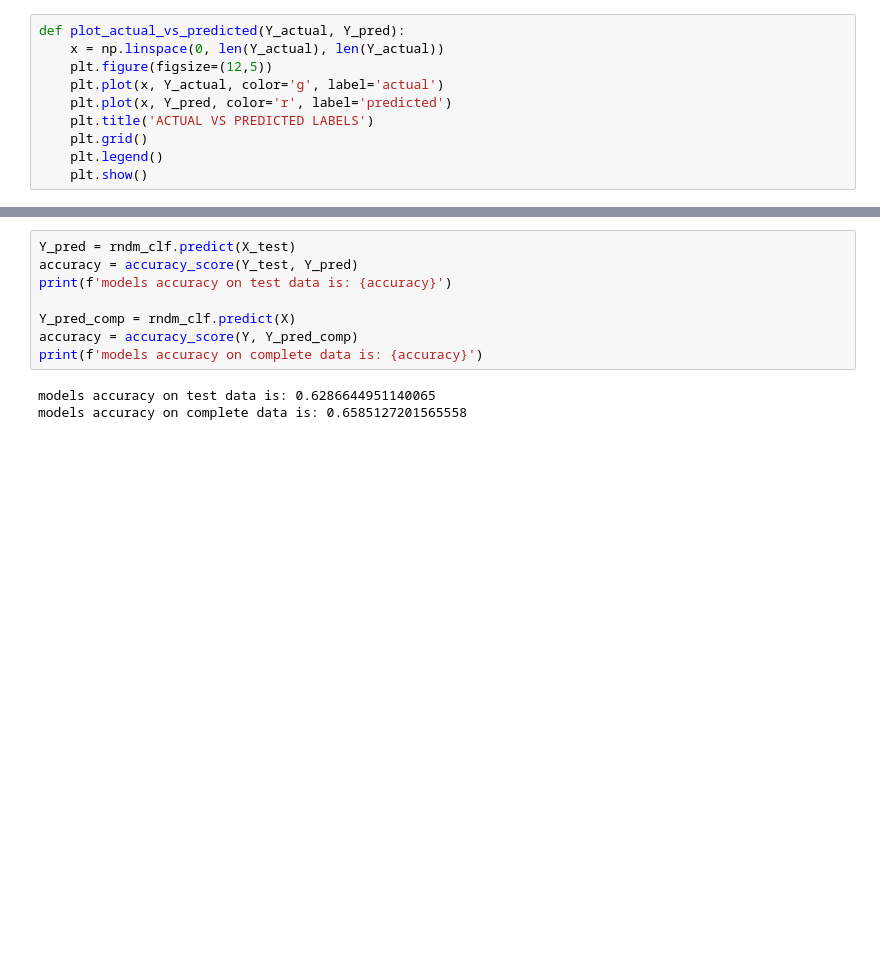
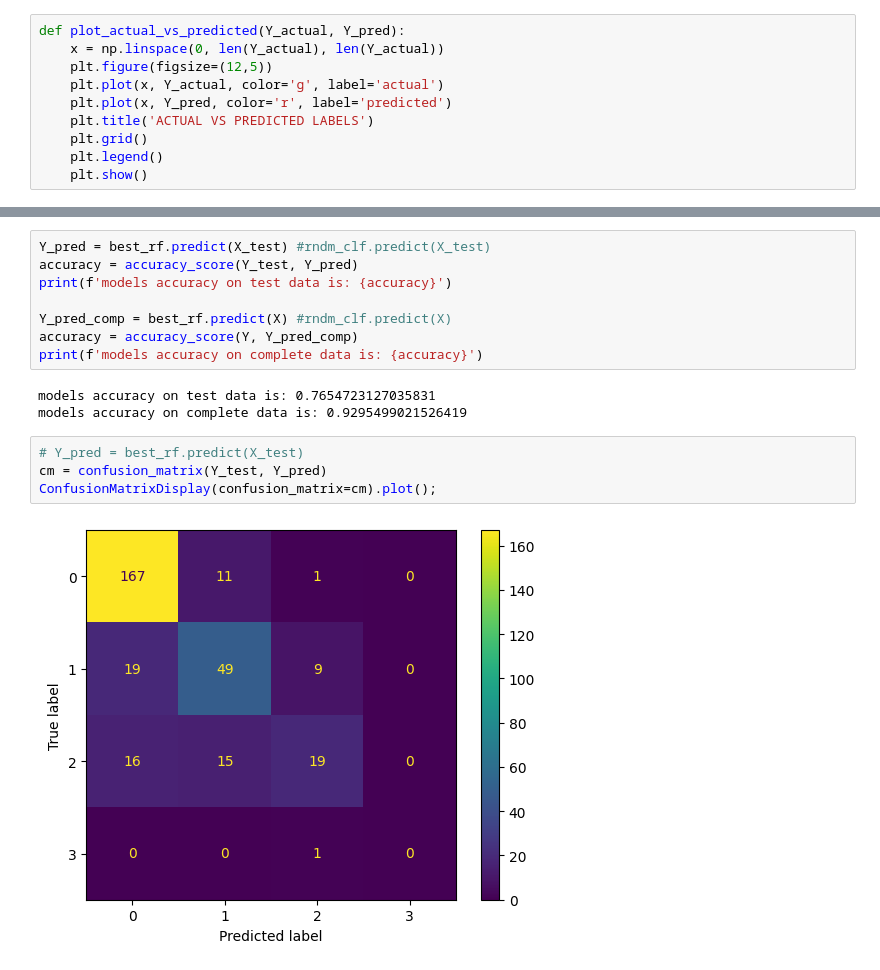
Before and after one commit to Adwai04/road-pci-2.0, a Jupyter notebook: testing/train.ipynb, the cells around one changed output, grey strips where cells are left out. Drawn from its saved outputs; the diff is of its cells as text; blank space fills up the shorter version.

```diff
--- a/testing/train.ipynb
+++ b/testing/train.ipynb
@@ -147,11 +164,17 @@ RandomForestClassifier(max_depth=2, random_state=0)
 # %%
-Y_pred = rndm_clf.predict(X_test)
+Y_pred = best_rf.predict(X_test) #rndm_clf.predict(X_test)
 accuracy = accuracy_score(Y_test, Y_pred)
 print(f'models accuracy on test data is: {accuracy}')
 
-Y_pred_comp = rndm_clf.predict(X)
+Y_pred_comp = best_rf.predict(X) #rndm_clf.predict(X)
 accuracy = accuracy_score(Y, Y_pred_comp)
 print(f'models accuracy on complete data is: {accuracy}')
 # %% [output]
-models accuracy on test data is: 0.6286644951140065
-models accuracy on complete data is: 0.6585127201565558
+models accuracy on test data is: 0.7654723127035831
+models accuracy on complete data is: 0.9295499021526419
+# %%
+# Y_pred = best_rf.predict(X_test)
+cm = confusion_matrix(Y_test, Y_pred)
+ConfusionMatrixDisplay(confusion_matrix=cm).plot();
+# %% [output]
+[figure, added]
```
Also changed, not shown: parts of 11 cells of this notebook, 2 other files.
